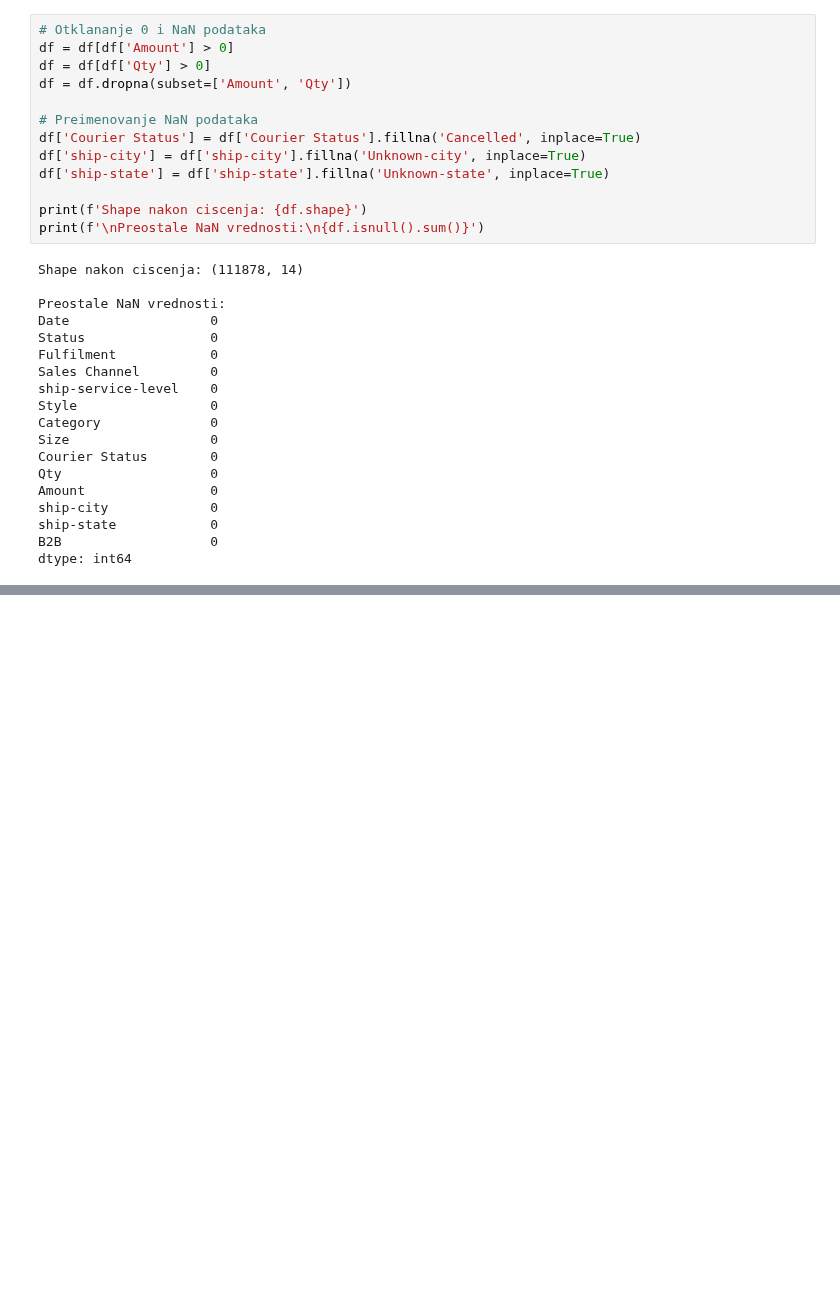
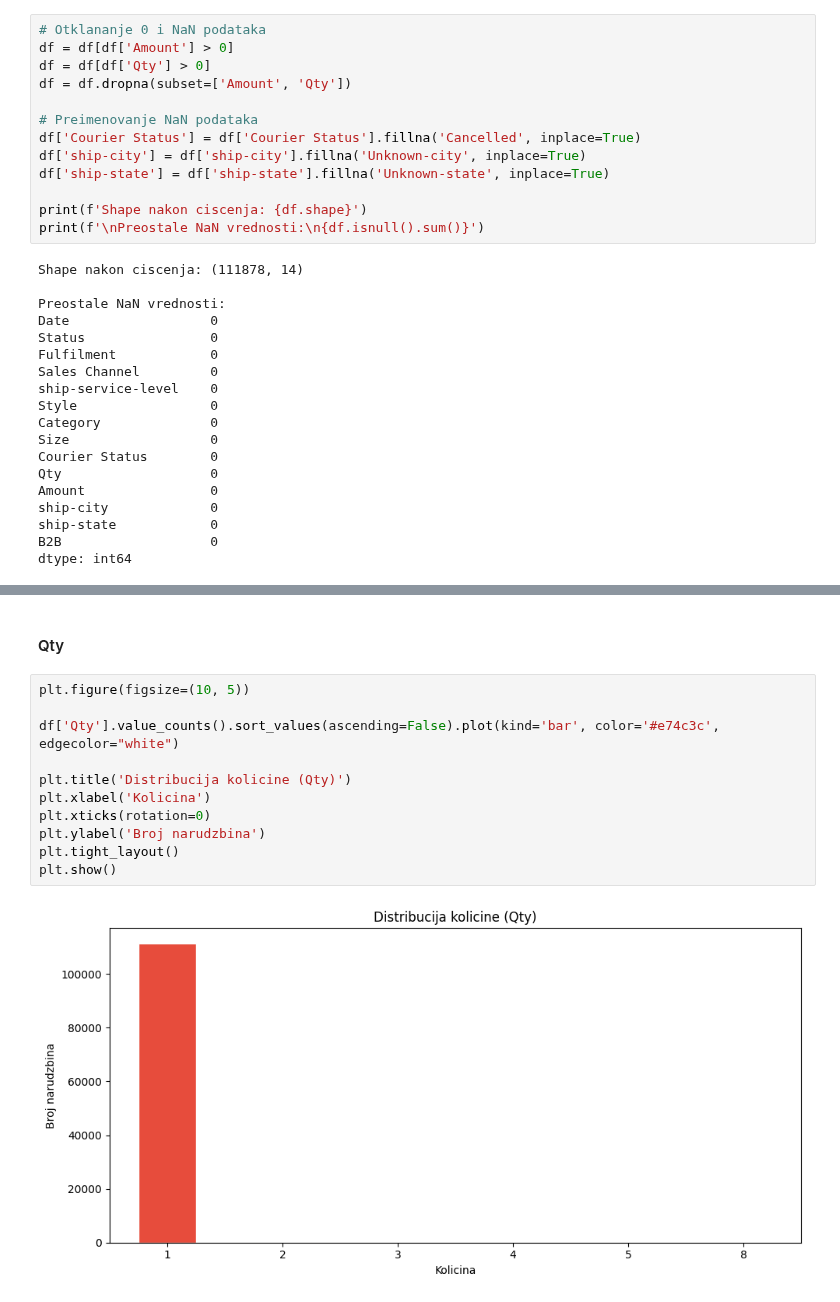
Before and after one commit to alxcek/mas-ai, a Jupyter notebook: machine_learning/02_e_commerce_sales_data/clustering.ipynb, the cells around one changed output, grey strips where cells are left out. Saved outputs shown, nothing was run; the diff lists cells and outputs as text; blank space fills up the shorter version.

```diff
--- a/machine_learning/02_e_commerce_sales_data/clustering.ipynb
+++ b/machine_learning/02_e_commerce_sales_data/clustering.ipynb
@@ -192,0 +190,15 @@ df['Date'] = pd.to_datetime(df['Date'])
+# %% [markdown]
+#### Qty
+# %%
+plt.figure(figsize=(10, 5))
+
+df['Qty'].value_counts().sort_values(ascending=False).plot(kind='bar', color='#e74c3c', edgecolor="white")
+
+plt.title('Distribucija kolicine (Qty)')
+plt.xlabel('Kolicina')
+plt.xticks(rotation=0)
+plt.ylabel('Broj narudzbina')
+plt.tight_layout()
+plt.show()
+# %% [output]
+[figure, added]
```
Also changed, not shown: parts of 18 cells of this notebook.
